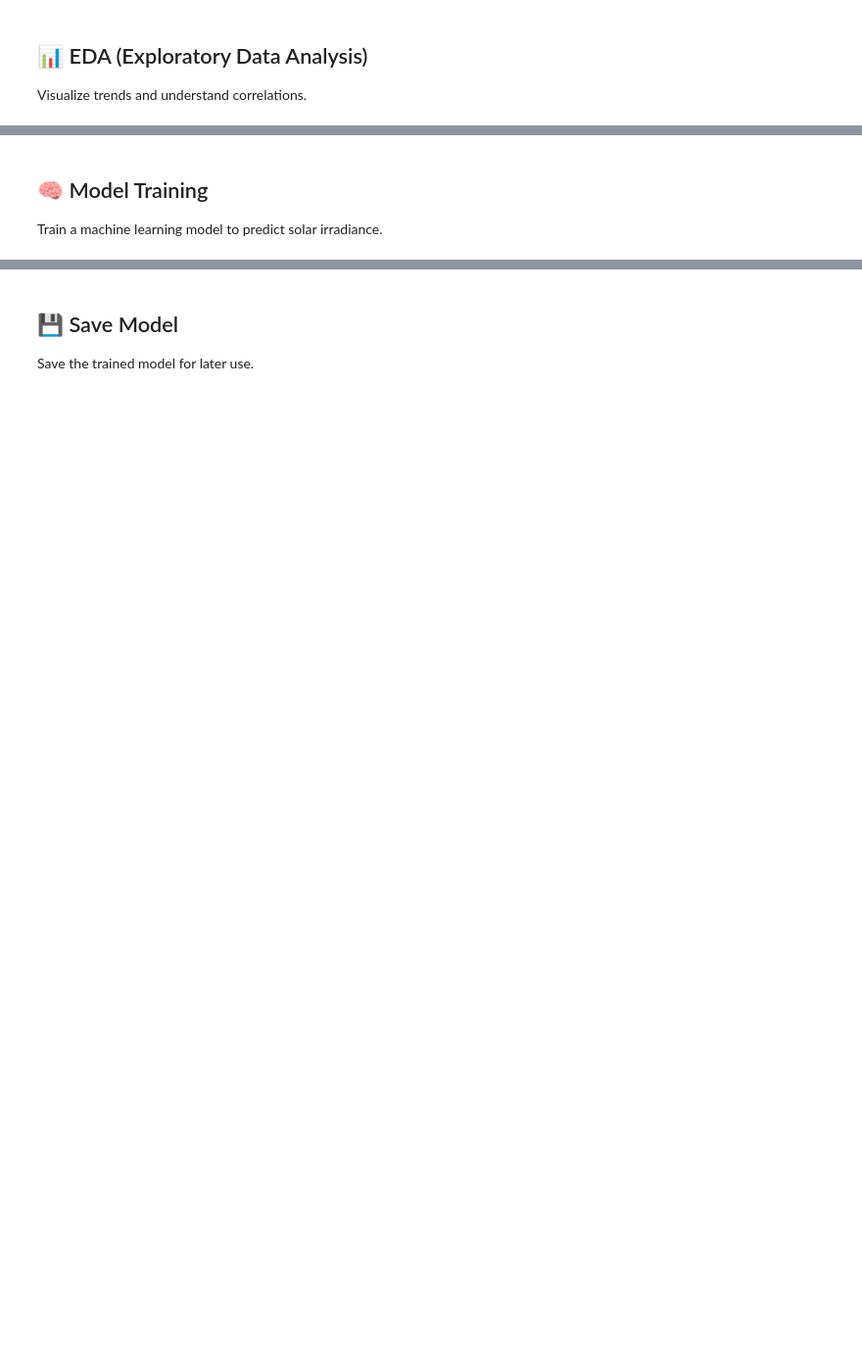
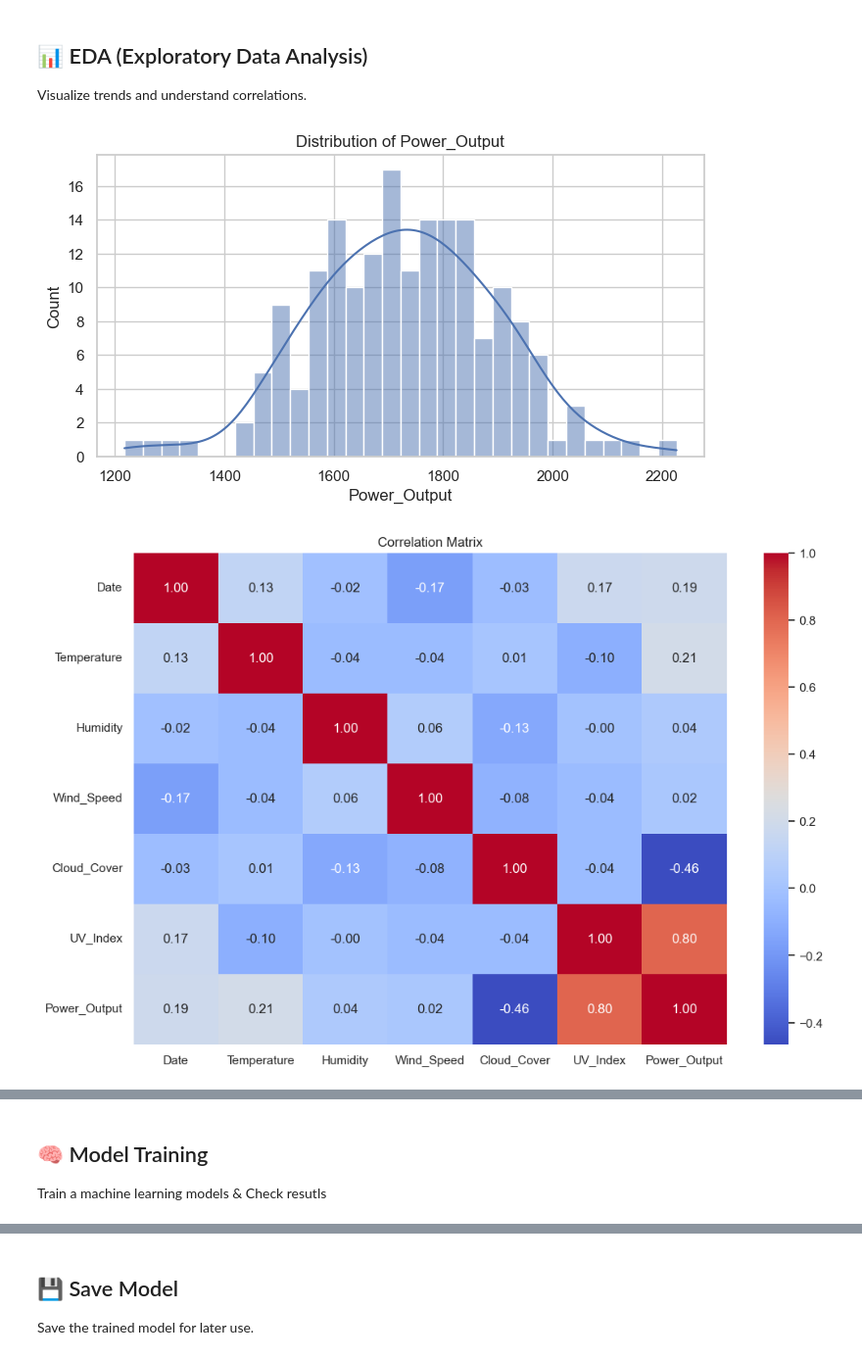
Before and after one commit to fayazmalik503/Solar_Power_Prediction_Project, a Jupyter notebook: notebooks/solar_weather_prediction.ipynb, the cells around one changed output, grey strips where cells are left out. Shown: that part at 98% size. Drawn from its saved outputs; the diff is of its cells as text; code cells hidden in the pictures; blank space fills up the shorter version.

```diff
--- a/notebooks/solar_weather_prediction.ipynb
+++ b/notebooks/solar_weather_prediction.ipynb
@@ -31,14 +85,3 @@ df.head()
 # %% [markdown]
 ## 🧹 Data Cleaning
 Clean null values, format dates, and prepare the data.
-# %%
-
-# Check for missing values
-print(df.isnull().sum())
-
-# Drop or fill missing values
-df = df.dropna()
-
-# Reset index
-df = df.reset_index()
-df.head()
@@ -46,14 +138,37 @@ df.head()
 ## 📊 EDA (Exploratory Data Analysis)
 Visualize trends and understand correlations.
 # %%
+import matplotlib.pyplot as plt
+import seaborn as sns
 
-import matplotlib.pyplot as plt
+sns.set(style="whitegrid")
 
-# Plot temperature over time
-plt.figure(figsize=(12, 4))
-plt.plot(df['time'], df['tavg'])
-plt.title('Average Temperature Over Time')
-plt.xlabel('Date')
-plt.ylabel('Temperature (°C)')
-plt.grid(True)
+# Correct target column
+target_col = 'Power_Output'
+
+# 1. Target variable distribution
+plt.figure(figsize=(8, 4))
+sns.histplot(df[target_col], bins=30, kde=True)
+plt.title(f'Distribution of {target_col}')
 plt.show()
+
+# 2. Correlation matrix
+plt.figure(figsize=(12, 8))
+corr = df.corr()
+sns.heatmap(corr, annot=True, fmt=".2f", cmap='coolwarm')
+plt.title('Correlation Matrix')
+plt.show()
+
+# 3. Pairplot for first 5 columns (adjust if needed)
+features_to_plot = df.columns[:5].tolist()
+sns.pairplot(df[features_to_plot])
+plt.show()
+
+# 4. Missing values heatmap
+plt.figure(figsize=(10, 6))
+sns.heatmap(df.isnull(), cbar=False, yticklabels=False, cmap='viridis')
+plt.title('Missing Values Heatmap')
+plt.show()
+# %% [output]
+[figure, added]
+[figure, added]
@@ -60,3 +177,3 @@ plt.show()
 # %% [markdown]
 ## 🧠 Model Training
-Train a machine learning model to predict solar irradiance.
+Train a machine learning models & Check resutls
```
Also changed, not shown: parts of 14 cells of this notebook, 15 other files.
